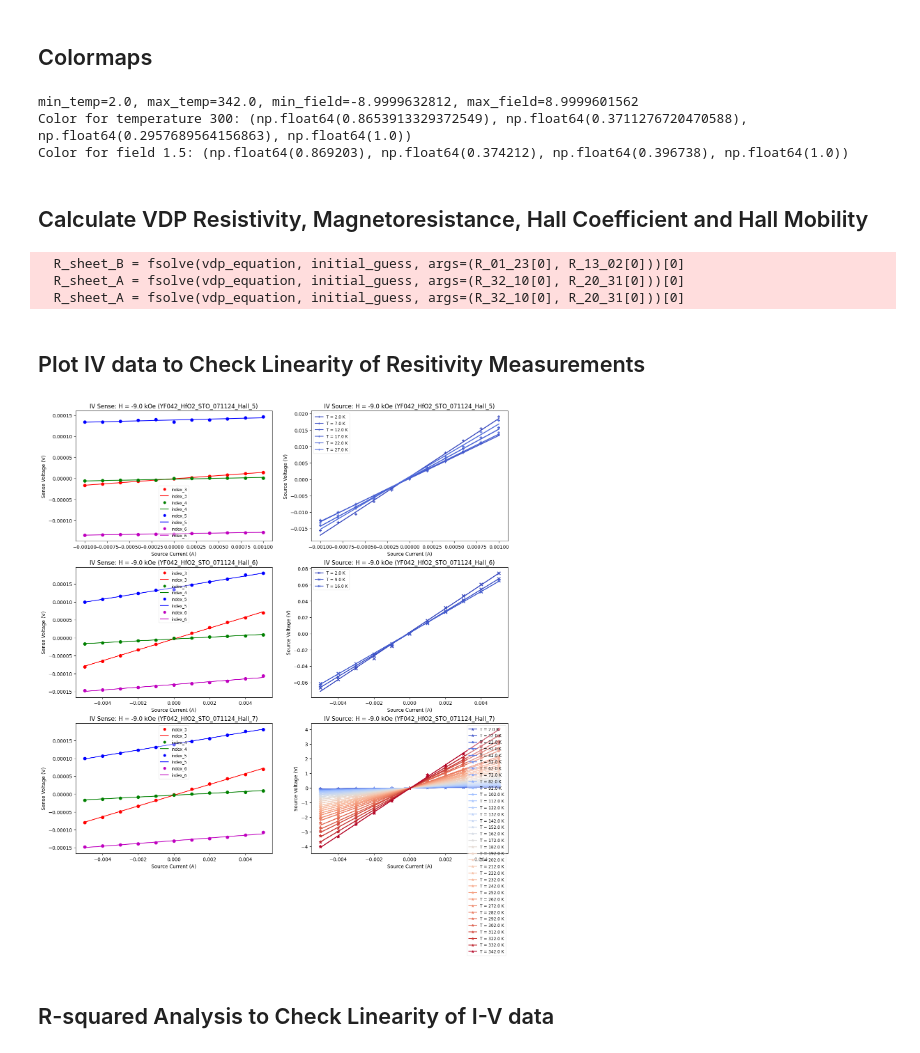
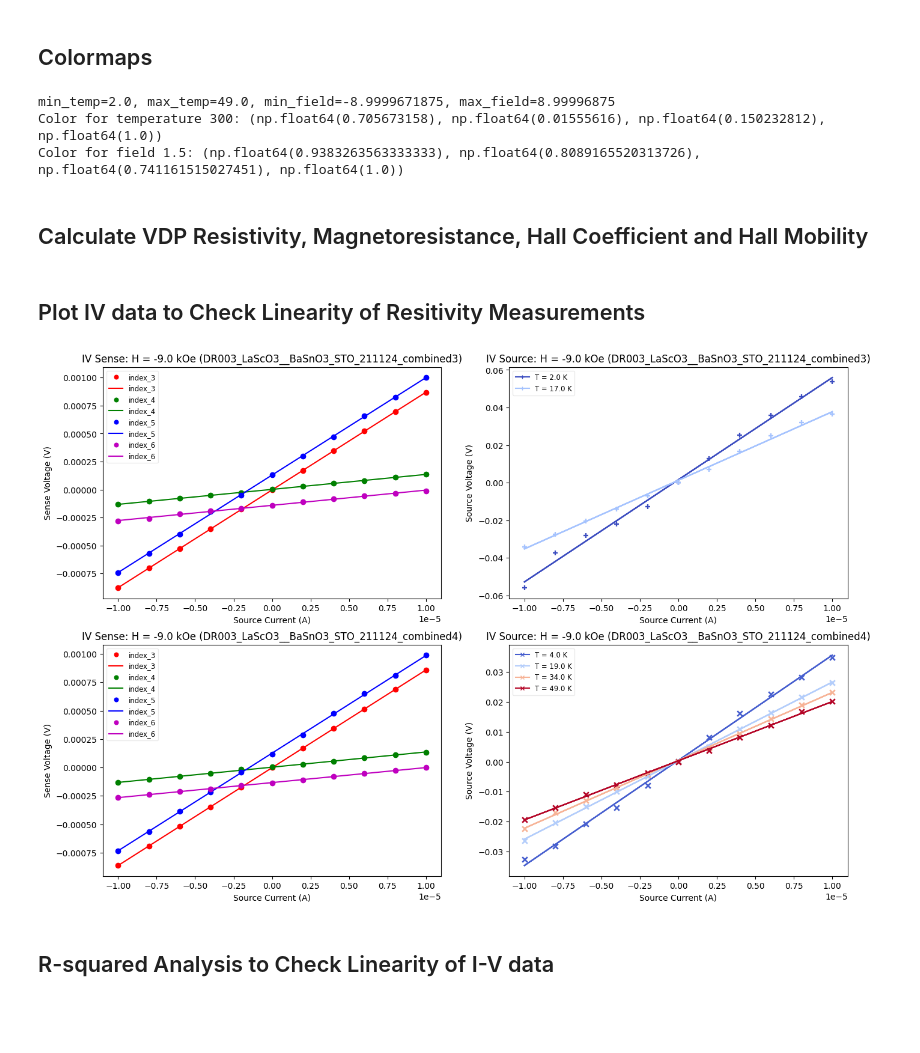
Before and after one commit to hc3413/Electronic_properties_of_thin_films, a Jupyter notebook: Analysis.ipynb, the cells around one changed output. Saved outputs shown, nothing was run; the diff lists cells and outputs as text; code cells hidden in the pictures; blank space fills up the shorter version.

Commit message:
fixed figure names

```diff
--- a/Analysis.ipynb
+++ b/Analysis.ipynb
@@ -50,6 +50,16 @@ dat_raw.append(functions.import_ppms_data(all_directories[1], film_thickness = 1
 all_directories.append(Path('/Users/horatiocox/Desktop/RUG_Postdoc/Experiments/Electrical/VDP_YFW042_HZO/Data/'))
 dat_raw.append(functions.import_ppms_data(all_directories[2], film_thickness = 5e-9, material = '$HfO_2$', plot_str = 'YFW042_HZO'))
 
+### Fourth data set
+all_directories.append(Path('/Users/horatiocox/Desktop/RUG_Postdoc/Experiments/Electrical/VDP_DR004_BSO_LSO/Data/'))
+dat_raw.append(functions.import_ppms_data(all_directories[3], film_thickness = 309e-9, material = '$BaSnO_3/LaScO_3$', plot_str = 'DR004_BSO'))
+#BSO layer is 309 nm, LSO layer is 12.9 nm
+
+### Fifth data set
+all_directories.append(Path('/Users/horatiocox/Desktop/RUG_Postdoc/Experiments/Electrical/VDP_DR003_BSO_LSO/Data/'))
+dat_raw.append(functions.import_ppms_data(all_directories[4], film_thickness = 309e-9, material = '$BaSnO_3/LaScO_3$', plot_str = 'DR003_BSO'))
+#BSO layer is 317 nm, LSO layer is 12.7 nm
+
 
 
 # Note that fields have been converted to Tesla
@@ -77,8 +100,8 @@ for count, dat in enumerate(dat_raw):
 
 
 # Select the data sets to be plotted and put into a single list
-dat_raw_sel = [dat_raw[2][1], dat_raw[2][3], dat_raw[2][4]]
-print('dat:', [f'{count}={d.filename}' for count, d in enumerate(dat_raw_sel)])
+dat_raw_sel = [dat_raw[4][0],dat_raw[4][1]] #dat_raw[2][3], dat_raw[2][4]]
+print('dat_raw_sel:', [f'{count}={d.filename}' for count, d in enumerate(dat_raw_sel)])
 # %% [output]
 dat_0: ['0=JT029_SrRuO3_171024_Combined', '1=JT029_SrRuO3_101024_HallRun1', '2=JT029_SrRuO3_091024_Halltest2', '3=JT029_SrRuO3_171024_Combined_fullrange.txt', '4=JT029_SrRuO3_191024_Combined4']
 dat_1: ['0=HC003_BaSnO3_STO_061124_Hall']
@@ -138,7 +156,7 @@ norm_field = Normalize(vmin=min_field, vmax=max_field)
 
 # Generate colormaps
 cmap_temp = plt.get_cmap('coolwarm')
-cmap_field = plt.get_cmap('plasma')
+cmap_field = plt.get_cmap('coolwarm')
 
 # Example usage: get color for a specific temperature and field value
 temp_value = 300  # Example temperature value
@@ -158,9 +176,9 @@ cmap_dat = plt.get_cmap('plasma')(np.linspace(0, 1, len(dat)))
 # Generate a list of markers for the data
 mark_p = ['+', 'x', '*', '^', 'v', '<', '>', 'p', 'P', 'o', 'h', 'H', 'X', 'd']
 # %% [output]
-min_temp=2.0, max_temp=342.0, min_field=-8.9999632812, max_field=8.9999601562
-Color for temperature 300: (np.float64(0.8653913329372549), np.float64(0.3711276720470588), np.float64(0.2957689564156863), np.float64(1.0))
-Color for field 1.5: (np.float64(0.869203), np.float64(0.374212), np.float64(0.396738), np.float64(1.0))
+min_temp=2.0, max_temp=49.0, min_field=-8.9999671875, max_field=8.99996875
+Color for temperature 300: (np.float64(0.705673158), np.float64(0.01555616), np.float64(0.150232812), np.float64(1.0))
+Color for field 1.5: (np.float64(0.9383263563333333), np.float64(0.8089165520313726), np.float64(0.741161515027451), np.float64(1.0))
 # %% [markdown]
 ## Calculate VDP Resistivity, Magnetoresistance, Hall Coefficient and Hall Mobility
 # %%
@@ -174,22 +192,18 @@ dat = functions.magnetoresistance(dat)
 # Calculate the Hall coefficient and mobility
 # hall_mobility(temperature, field, index) where: index 0 = VDP config A, index 1 = VDP config B, index 2 = average of A and B
 dat = functions.vdp_hall(dat)
-# %% [output]
-  R_sheet_B = fsolve(vdp_equation, initial_guess, args=(R_01_23[0], R_13_02[0]))[0]
-  R_sheet_A = fsolve(vdp_equation, initial_guess, args=(R_32_10[0], R_20_31[0]))[0]
-  R_sheet_A = fsolve(vdp_equation, initial_guess, args=(R_32_10[0], R_20_31[0]))[0]
 # %% [markdown]
 ## Plot IV data to Check Linearity of Resitivity Measurements
 # %%
-fig0 = plt.figure(figsize=(16, 5.5*len(dat)))
-gs = fig0.add_gridspec(len(dat), 2)
+fig1 = plt.figure(figsize=(16, 5.5*len(dat)))
+gs = fig1.add_gridspec(len(dat), 2)
 labels = ['index_3', 'index_4', 'index_5', 'index_6']
 color_s = ['r', 'g', 'b', 'm'] # simple four colors for the 4 configurations of vdp
 
 for j, d in enumerate(dat):
 
-    ax = fig0.add_subplot(gs[j, 0])
-    ax1 = fig0.add_subplot(gs[j, 1])
+    ax = fig1.add_subplot(gs[j, 0])
+    ax1 = fig1.add_subplot(gs[j, 1])
 
     ## Plotting Source(I) vs Sense(V) data
     for i in range(4):
@@ -197,36 +211,38 @@ for j, d in enumerate(dat):
         ax.plot(d.data_np[0:d.ctf[3], 2, 2+i], d.data_np[0:d.ctf[3], 4, 2+i], 'o', label=f'{labels[i]}', color=color_s[i])
         ax.plot(d.data_np[0:d.ctf[3], 2, 2+i], R_test.intercept + R_test.slope * d.data_np[0:d.ctf[3], 2, 2+i], color=color_s[i], label=f'{labels[i]}')
     ax.legend(loc='best', fontsize='small', markerscale=0.8, framealpha=0.4)
 
     # Set labels and title
     ax.set_xlabel('Source Current (A)')
     ax.set_ylabel('Sense Voltage (V)')
     ax.set_title(f'IV Sense: H = {np.round(d.data_np[0, 1, 2],decimals=0)} kOe ({d.filename})')
 
 
     ## Plotting the Source IV data
     for t in range(d.ctf[4]):
         counter = t*d.ctf[3]*d.ctf[5]
         for i in range(4):
-            R_test_2 = linregress(d.data_np[counter:d.ctf[3]+counter, 2, 2], d.data_np[counter:d.ctf[3]+counter, 3, 2+i])
+            R_test_2 = linregress(d.data_np[counter:d.ctf[3]+counter, 2, 2+i], d.data_np[counter:d.ctf[3]+counter, 3, 2+i])
             ax1.scatter(d.data_np[counter:d.ctf[3]+counter, 2, 2+i], d.data_np[counter:d.ctf[3]+counter, 3, 2+i], color=cmap_temp(norm_temp(d.ctf[1][t])), marker=mark_p[j])
             ax1.plot(d.data_np[counter:d.ctf[3]+counter, 2, 2+i], R_test_2.intercept + R_test_2.slope * d.data_np[counter:d.ctf[3]+counter, 2, 2+i], color=cmap_temp(norm_temp(d.ctf[1][t])))
 
         # Add a dummy plot for the legend entry
         ax1.plot([], [], marker = mark_p[j], color=cmap_temp(norm_temp(d.ctf[1][t])), label=f'T = {d.ctf[1][t]} K')
 
         ax1.legend(loc='best', fontsize='small', markerscale=0.8, framealpha=0.4)
 
     # Set labels and title
     ax1.set_xlabel('Source Current (A)')
     ax1.set_ylabel('Source Voltage (V)')
     ax1.set_title(f'IV Source: H = {np.round(d.data_np[0, 1, 2],decimals=0)} kOe ({d.filename})')
 
+#ax.set_ylim(-0.00005,0.0000)
+
 plt.show()
 if plot_data == True:
-    fig0.savefig(dat[0].directory.joinpath(f'{dat[0].plot_str}_IV_resistivity.{fig_format}'), dpi=300, bbox_inches='tight', transparent=plot_transparency)
+    fig1.savefig(dat[0].directory.joinpath(f'{dat[0].plot_str}_IV_resistivity.{fig_format}'), dpi=300, bbox_inches='tight', transparent=plot_transparency)
 # %% [output]
-[figure, old version]
+[figure, new version]
 # %% [markdown]
 ## R-squared Analysis to Check Linearity of I-V data
 # %%
```
Also changed, not shown: parts of 24 cells of this notebook, 14 other files.
